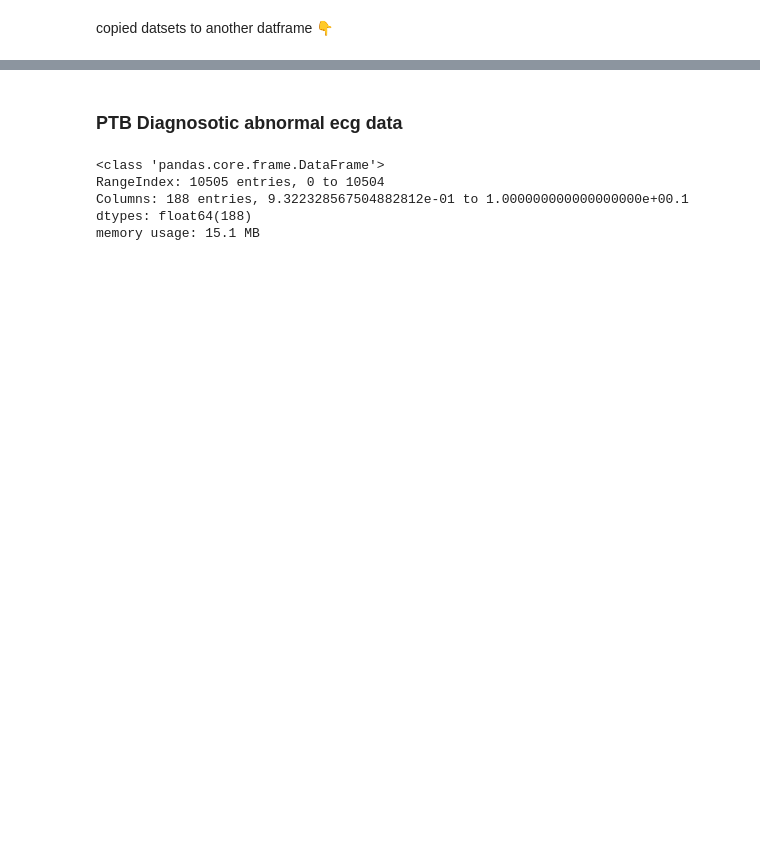
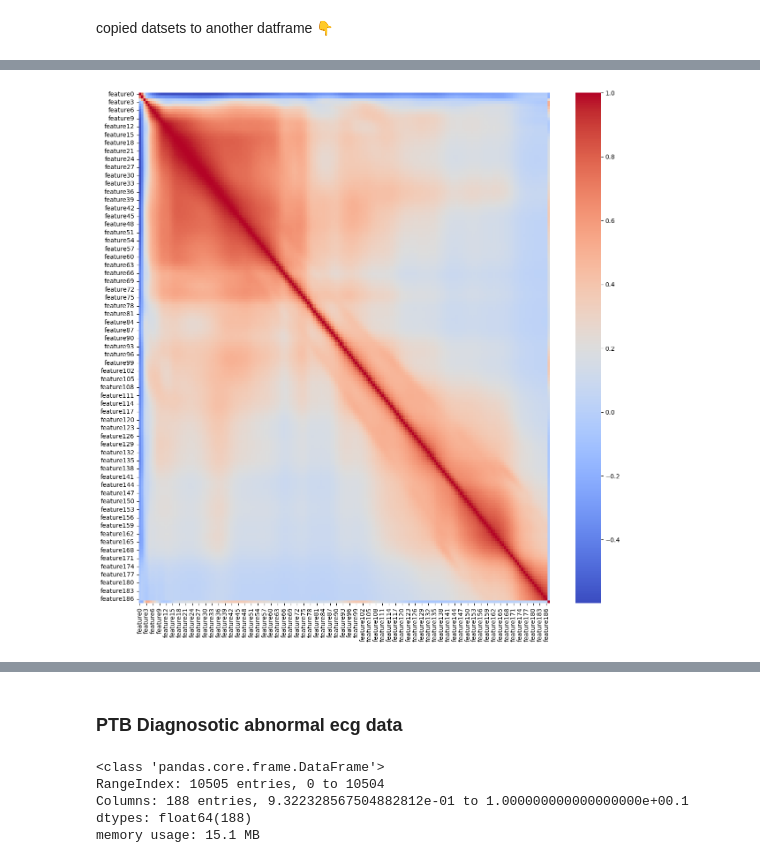
Before and after one commit to Mahim-SOL/ML_intern_task_SOL, a Jupyter notebook: Learning_task_of_SOL.ipynb, the cells around one changed output, grey strips where cells are left out. Saved outputs shown, nothing was run; the diff lists cells and outputs as text; code cells hidden in the pictures; blank space fills up the shorter version.

```diff
--- a/Learning_task_of_SOL.ipynb
+++ b/Learning_task_of_SOL.ipynb
@@ -130,0 +71,10 @@ import seaborn as sns
+# %%
+m,n = df1.shape
+print(m,n)
+col_name = []
+for i in range(n):
+    if i == n-1:
+        col_name.append('target')
+    else:
+        col_name.append('feature'+str(i))
+df1.columns = col_name
@@ -130,0 +144,7 @@ import seaborn as sns
+# %%
+corr = df1.corr(method='pearson')
+plt.figure(figsize=(15, 15))
+sns.heatmap(corr, annot=False, cmap='coolwarm')
+plt.show()
+# %% [output]
+[figure, added]
```
Also changed, not shown: parts of 118 cells of this notebook.
